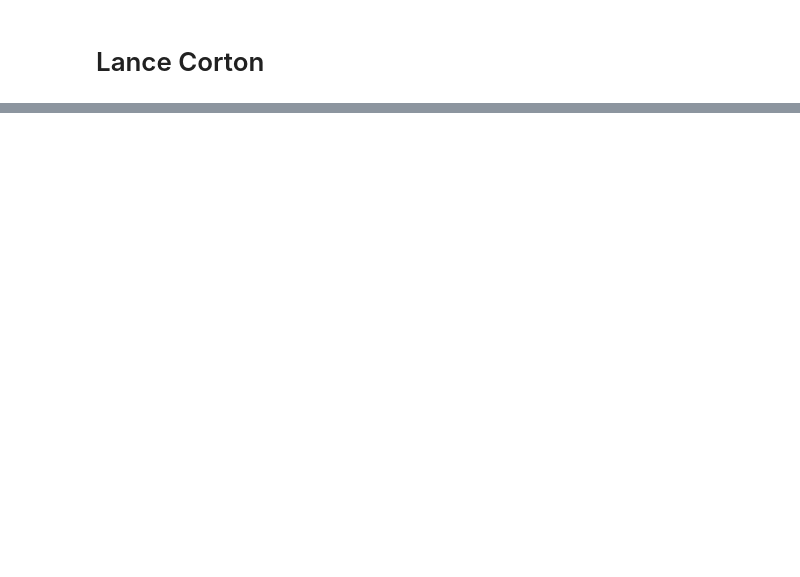
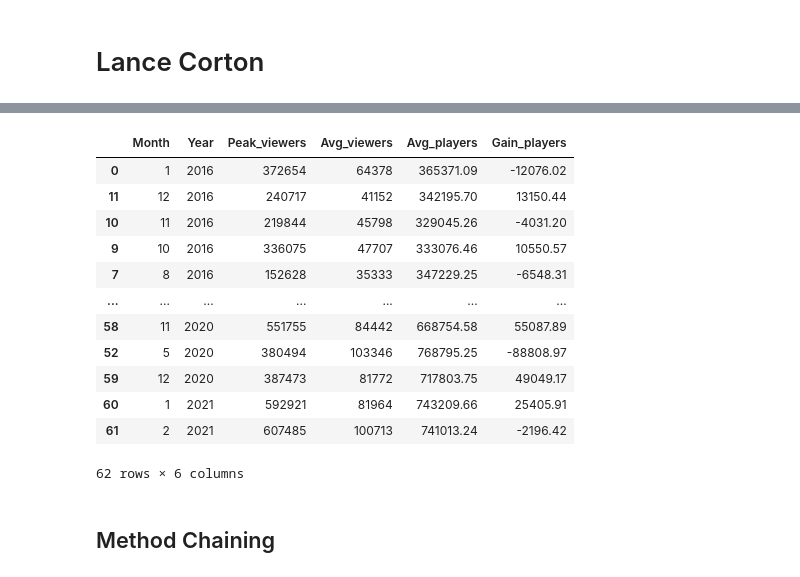
Before and after one commit to data301-2021-winter1/project-group01-project, a Jupyter notebook: notebooks/analysis3.ipynb, the cells around one changed output, grey strips where cells are left out. Cells and saved outputs as stored; diff of their text form; code cells hidden in the pictures; blank space fills up the shorter version.

```diff
--- a/notebooks/analysis3.ipynb
+++ b/notebooks/analysis3.ipynb
@@ -44,0 +196,7 @@ twitchGlobalData.head()
+# %%
+df_csgo_drop = df_csgo.dropna()
+df_csgo_drop = df_csgo_drop.drop(['gamename','peak','avg_peak_perc'], axis = 1)
+df_csgo_drop = df_csgo_drop.rename(columns={"year":"Year","month":"Month","avg":"Avg_players","gain":"Gain_players"})
+df_csgo_drop = df_csgo_drop.replace(['January ','February ','March ','April ','May ','June ','July ','August ','September ','October ','November ','December '],['1','2','3','4','5','6','7','8','9','10','11','12'])
+df_csgo_drop['Month'] = df_csgo_drop['Month'].astype('int64')
+df_csgo_drop
@@ -44,0 +217,6 @@ twitchGlobalData.head()
+# %%
+df_twitch_csgo = df_game.dropna()
+df_twitch_csgo = df_twitch_csgo.loc[df_twitch_csgo['Game'].str.startswith("Counter-Strike: Global Offensive")]
+df_twitch_drop = df_twitch_csgo.drop(['Rank','Game','Hours_watched','Hours_Streamed','Peak_channels','Streamers','Avg_channels','Avg_viewer_ratio'], axis = 1)
+
+df_twitch_drop
@@ -44,0 +237,26 @@ twitchGlobalData.head()
+# %%
+df_csgo_sort = pd.merge(df_twitch_drop, df_csgo_drop, how = "left", on = ["Month","Year"])
+df_csgo_sort = df_csgo_sort.dropna()
+# %%
+# df_csgo_sort = df_csgo_sort.assign(Day= '1')
+# df_csgo_sort = df_csgo_sort.convert_dtypes()
+# df_csgo_sorted = df_csgo_sort.assign(Date = pd.to_datetime(df_csgo_sort['Year'].astype(str) + df_csgo_sort['Month'] + df_csgo_sort['Day'], format = '%Y%m%d'))
+df_csgo_sort = df_csgo_sort.sort_values('Year')
+df_csgo_sort
+# df_csgo_sort.dtypes
+# %% [output]
+|  | Month | Year | Peak_viewers | Avg_viewers | Avg_players | Gain_players |
+| 0 | 1 | 2016 | 372654 | 64378 | 365371.09 | -12076.02 |
+| 11 | 12 | 2016 | 240717 | 41152 | 342195.70 | 13150.44 |
+| 10 | 11 | 2016 | 219844 | 45798 | 329045.26 | -4031.20 |
+| 9 | 10 | 2016 | 336075 | 47707 | 333076.46 | 10550.57 |
+| 7 | 8 | 2016 | 152628 | 35333 | 347229.25 | -6548.31 |
+| ... | ... | ... | ... | ... | ... | ... |
+| 58 | 11 | 2020 | 551755 | 84442 | 668754.58 | 55087.89 |
+| 52 | 5 | 2020 | 380494 | 103346 | 768795.25 | -88808.97 |
+| 59 | 12 | 2020 | 387473 | 81772 | 717803.75 | 49049.17 |
+| 60 | 1 | 2021 | 592921 | 81964 | 743209.66 | 25405.91 |
+| 61 | 2 | 2021 | 607485 | 100713 | 741013.24 | -2196.42 |
+62 rows × 6 columns
+# %% [markdown]
+## Method Chaining
```
Also changed, not shown: parts of 38 cells of this notebook, 3 other files.
